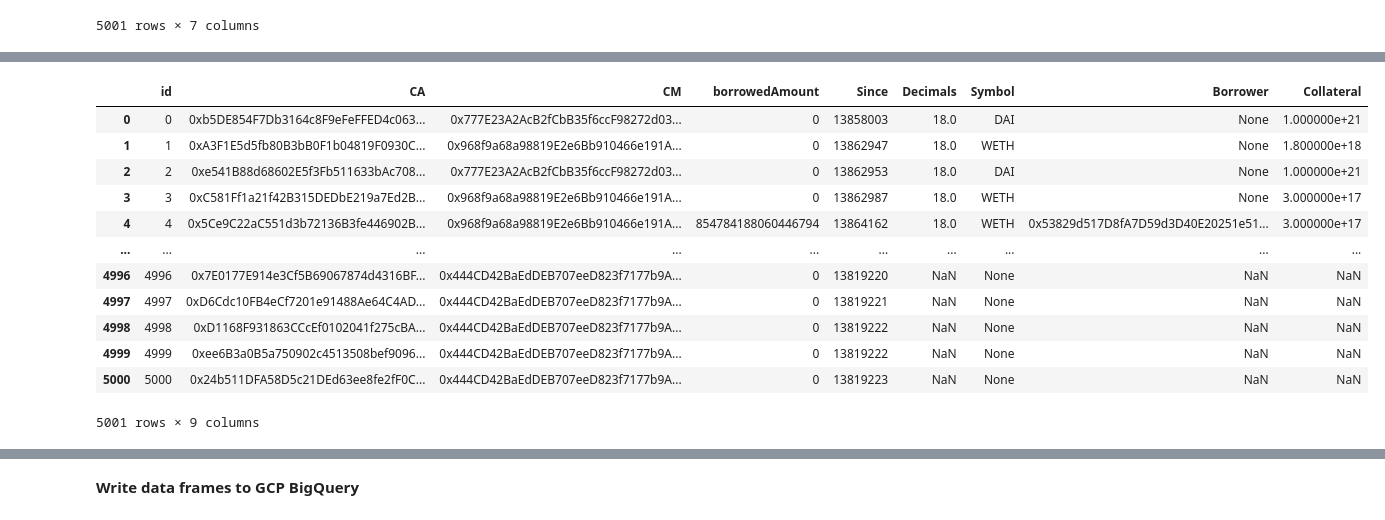
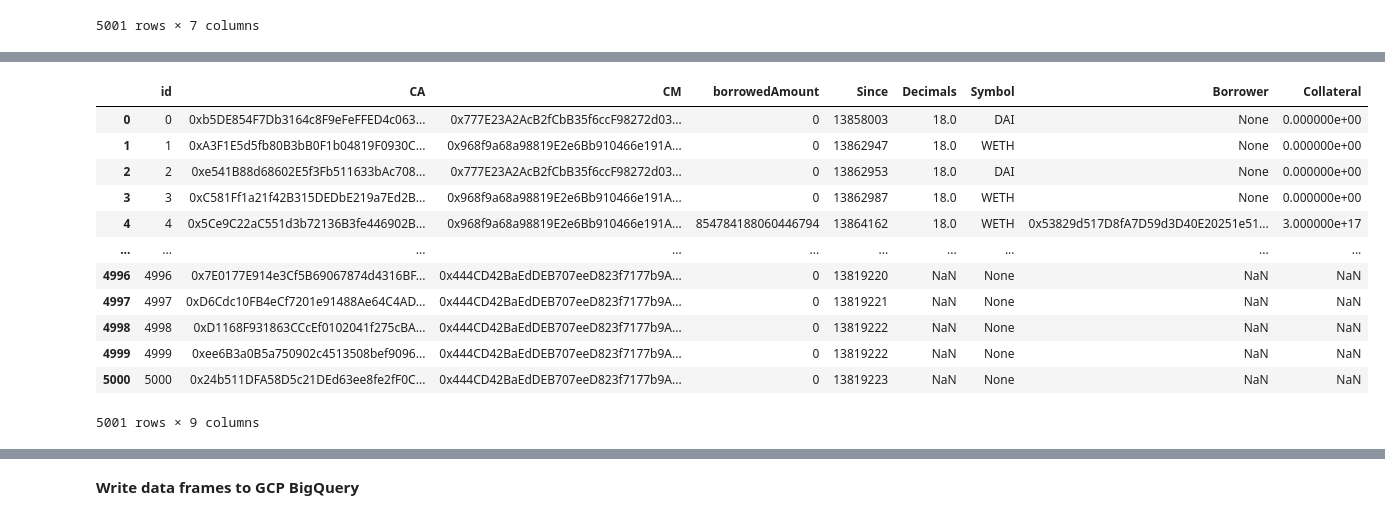
Before and after one commit to amantay-a/misc, a Jupyter notebook: Gearbox_CA.ipynb, the cells around one changed output, grey strips where cells are left out. Drawn from its saved outputs; the diff is of its cells as text; code cells hidden in the pictures.

```diff
--- a/Gearbox_CA.ipynb
+++ b/Gearbox_CA.ipynb
@@ -380,15 +380,15 @@ for row in df.loc[df['CM'].isin(CreditManagers)].itertuples():
 
         CA_close_event = [x for x in close_events if x['to']== Borrower] # Close
         if len(CA_close_event) > 0:
-            df.loc[df['id']==row.id, ['Borrower', 'borrowedAmount']] = [None, 0]
+            df.loc[df['id']==row.id, ['Borrower', 'borrowedAmount', 'Collateral']] = [None, 0, 0]
 
         CA_repay_event = [x for x in repay_events if x['to']== Borrower] # Repay
         if len(CA_repay_event) > 0:
-            df.loc[df['id']==row.id, ['Borrower', 'borrowedAmount']] = [None, 0]
+            df.loc[df['id']==row.id, ['Borrower', 'borrowedAmount', 'Collateral']] = [None, 0, 0]
 
         CA_liquidate_event = [x for x in liquidate_event if x['owner']== Borrower] # Liquidate
         if len(CA_liquidate_event) > 0:
-            df.loc[df['id']==row.id, ['Borrower', 'borrowedAmount']] = [None, 0]
+            df.loc[df['id']==row.id, ['Borrower', 'borrowedAmount', 'Collateral']] = [None, 0, 0]
 
     if i % 50 == 0:
         print (datetime.utcnow(), ':', i)
@@ -410,8 +410,8 @@ LiquidateCreditAccount_topic: 0x5e5da6c348e62989f9cfe029252433fc99009b7d28fa3c20
 |  | id | CA | CM | borrowedAmount | Since | Decimals | Symbol | Borrower | Collateral |
-| 0 | 0 | 0xb5DE854F7Db3164c8F9eFeFFED4c063... | 0x777E23A2AcB2fCbB35f6ccF98272d03... | 0 | 13858003 | 18.0 | DAI | None | 1.000000e+21 |
-| 1 | 1 | 0xA3F1E5d5fb80B3bB0F1b04819F0930C... | 0x968f9a68a98819E2e6Bb910466e191A... | 0 | 13862947 | 18.0 | WETH | None | 1.800000e+18 |
-| 2 | 2 | 0xe541B88d68602E5f3Fb511633bAc708... | 0x777E23A2AcB2fCbB35f6ccF98272d03... | 0 | 13862953 | 18.0 | DAI | None | 1.000000e+21 |
-| 3 | 3 | 0xC581Ff1a21f42B315DEDbE219a7Ed2B... | 0x968f9a68a98819E2e6Bb910466e191A... | 0 | 13862987 | 18.0 | WETH | None | 3.000000e+17 |
+| 0 | 0 | 0xb5DE854F7Db3164c8F9eFeFFED4c063... | 0x777E23A2AcB2fCbB35f6ccF98272d03... | 0 | 13858003 | 18.0 | DAI | None | 0.000000e+00 |
+| 1 | 1 | 0xA3F1E5d5fb80B3bB0F1b04819F0930C... | 0x968f9a68a98819E2e6Bb910466e191A... | 0 | 13862947 | 18.0 | WETH | None | 0.000000e+00 |
+| 2 | 2 | 0xe541B88d68602E5f3Fb511633bAc708... | 0x777E23A2AcB2fCbB35f6ccF98272d03... | 0 | 13862953 | 18.0 | DAI | None | 0.000000e+00 |
+| 3 | 3 | 0xC581Ff1a21f42B315DEDbE219a7Ed2B... | 0x968f9a68a98819E2e6Bb910466e191A... | 0 | 13862987 | 18.0 | WETH | None | 0.000000e+00 |
 | 4 | 4 | 0x5Ce9C22aC551d3b72136B3fe446902B... | 0x968f9a68a98819E2e6Bb910466e191A... | 854784188060446794 | 13864162 | 18.0 | WETH | 0x53829d517D8fA7D59d3D40E20251e51... | 3.000000e+17 |
 | ... | ... | ... | ... | ... | ... | ... | ... | ... | ... |
 | 4996 | 4996 | 0x7E0177E914e3Cf5B69067874d4316BF... | 0x444CD42BaEdDEB707eeD823f7177b9A... | 0 | 13819220 | NaN | None | NaN | NaN |
```
Also changed, not shown: parts of 8 cells of this notebook.
